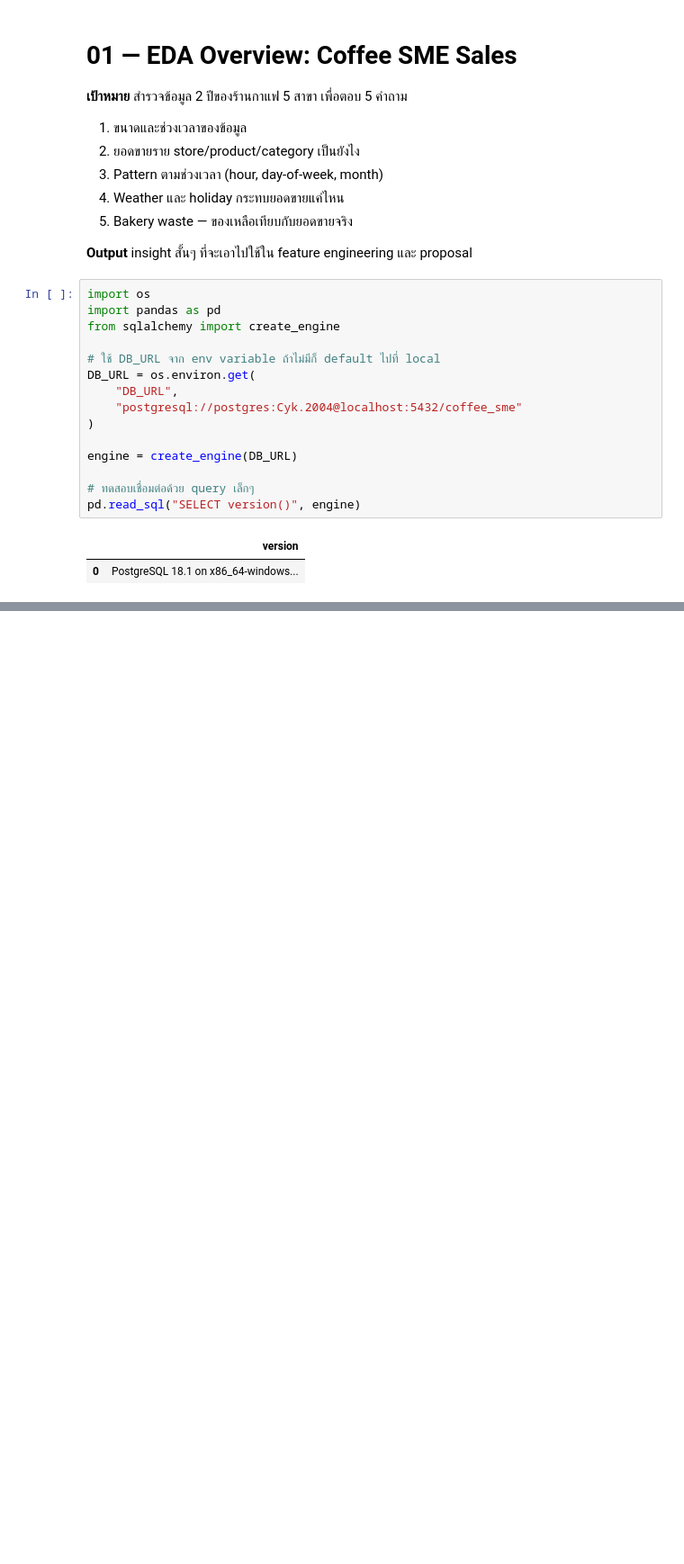
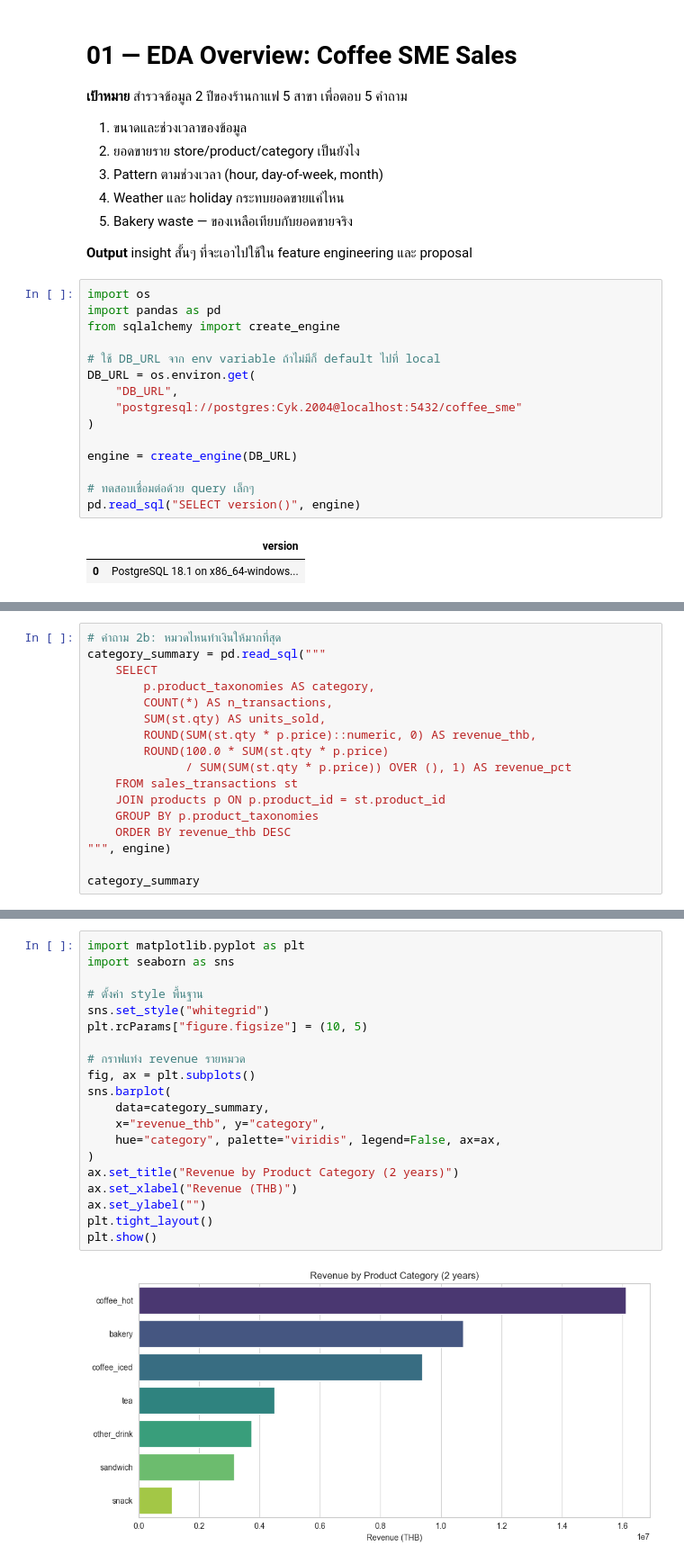
Before and after one commit to chayakornpht/coffee-sme-forecast, a Jupyter notebook: notebooks/01_eda_overview.ipynb, the cells around one changed output, grey strips where cells are left out. Shown at 90% size. Saved outputs shown, nothing was run; the diff lists cells and outputs as text; blank space fills up the shorter version.

```diff
--- a/notebooks/01_eda_overview.ipynb
+++ b/notebooks/01_eda_overview.ipynb
@@ -30,0 +73,17 @@ pd.read_sql("SELECT version()", engine)
+# %%
+# คำถาม 2b: หมวดไหนทำเงินให้มากที่สุด
+category_summary = pd.read_sql("""
+    SELECT
+        p.product_taxonomies AS category,
+        COUNT(*) AS n_transactions,
+        SUM(st.qty) AS units_sold,
+        ROUND(SUM(st.qty * p.price)::numeric, 0) AS revenue_thb,
+        ROUND(100.0 * SUM(st.qty * p.price)
+              / SUM(SUM(st.qty * p.price)) OVER (), 1) AS revenue_pct
+    FROM sales_transactions st
+    JOIN products p ON p.product_id = st.product_id
+    GROUP BY p.product_taxonomies
+    ORDER BY revenue_thb DESC
+""", engine)
+
+category_summary
@@ -30,0 +99,22 @@ pd.read_sql("SELECT version()", engine)
+# %%
+import matplotlib.pyplot as plt
+import seaborn as sns
+
+# ตั้งค่า style พื้นฐาน
+sns.set_style("whitegrid")
+plt.rcParams["figure.figsize"] = (10, 5)
+
+# กราฟแท่ง revenue รายหมวด
+fig, ax = plt.subplots()
+sns.barplot(
+    data=category_summary,
+    x="revenue_thb", y="category",
+    hue="category", palette="viridis", legend=False, ax=ax,
+)
+ax.set_title("Revenue by Product Category (2 years)")
+ax.set_xlabel("Revenue (THB)")
+ax.set_ylabel("")
+plt.tight_layout()
+plt.show()
+# %% [output]
+[figure, added]
```
Also changed, not shown: parts of 13 cells of this notebook, 4 other files.
